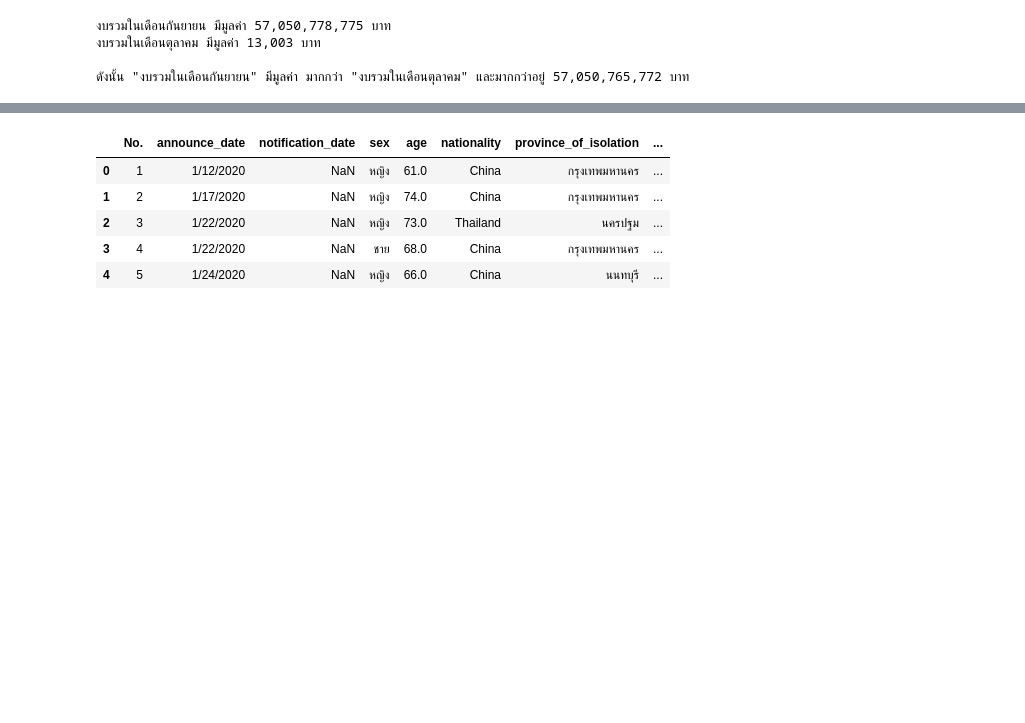
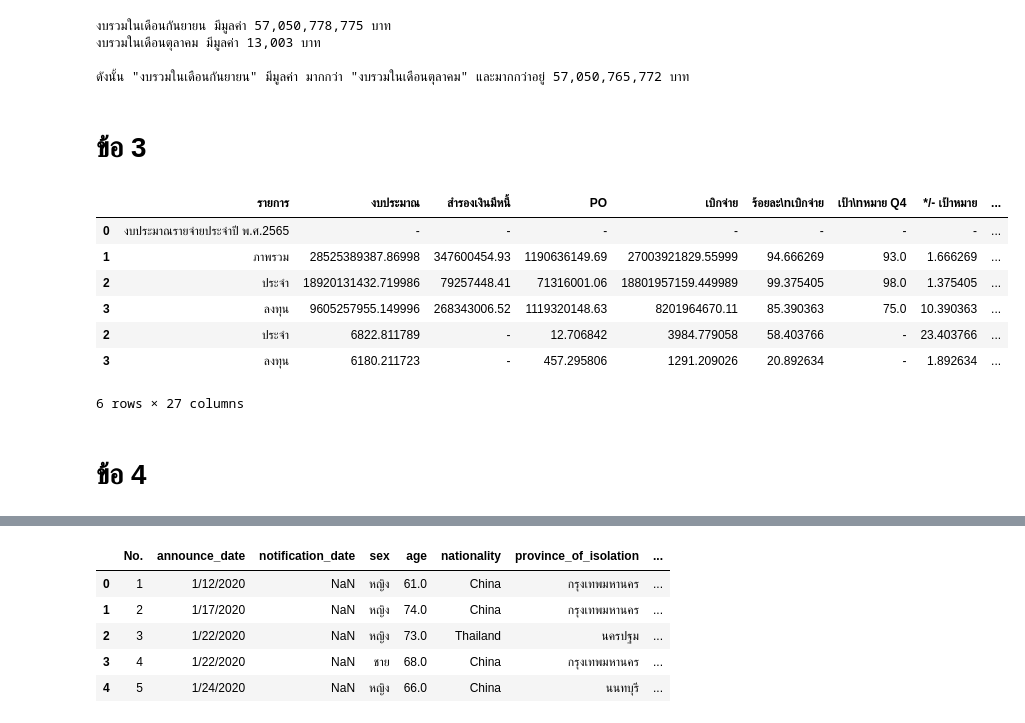
Before and after one commit to PunnitaThongbor/Punnita, a Jupyter notebook: Pandas102.ipynb, the cells around one changed output, grey strips where cells are left out. Cells and saved outputs as stored; diff of their text form; code cells hidden in the pictures; blank space fills up the shorter version.

```diff
--- a/Pandas102.ipynb
+++ b/Pandas102.ipynb
@@ -138,3 +138,19 @@ elif int(sep_budget) < int(oct_budget):
 งบรวมในเดือนตุลาคม มีมูลค่า 13,003 บาท
 
 ดังนั้น "งบรวมในเดือนกันยายน" มีมูลค่า มากกว่า "งบรวมในเดือนตุลาคม" และมากกว่าอยู่ 57,050,765,772 บาท
+# %% [markdown]
+# ข้อ 3
+# %%
+sep_oct_df.fillna('-',inplace=True) #แก้ค่า NaN = '-' เพราะไม่มีข้อมูล
+sep_oct_df
+# %% [output]
+|  | รายการ | งบประมาณ | สำรองเงินมีหนี้ | PO | เบิกจ่าย | ร้อยละ\nเบิกจ่าย | เป้า\nหมาย Q4 | */- เป้าหมาย | ... |
+| 0 | งบประมาณรายจ่ายประจำปี พ.ศ.2565 | - | - | - | - | - | - | - | ... |
+| 1 | ภาพรวม | 28525389387.86998 | 347600454.93 | 1190636149.69 | 27003921829.55999 | 94.666269 | 93.0 | 1.666269 | ... |
+| 2 | ประจำ | 18920131432.719986 | 79257448.41 | 71316001.06 | 18801957159.449989 | 99.375405 | 98.0 | 1.375405 | ... |
+| 3 | ลงทุน | 9605257955.149996 | 268343006.52 | 1119320148.63 | 8201964670.11 | 85.390363 | 75.0 | 10.390363 | ... |
+| 2 | ประจำ | 6822.811789 | - | 12.706842 | 3984.779058 | 58.403766 | - | 23.403766 | ... |
+| 3 | ลงทุน | 6180.211723 | - | 457.295806 | 1291.209026 | 20.892634 | - | 1.892634 | ... |
+6 rows × 27 columns
+# %% [markdown]
+# ข้อ 4
```
Also changed, not shown: parts of 6 cells of this notebook.
